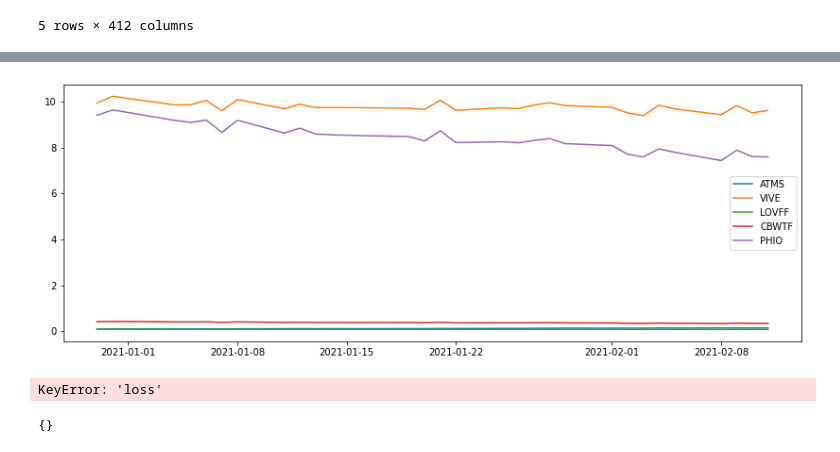
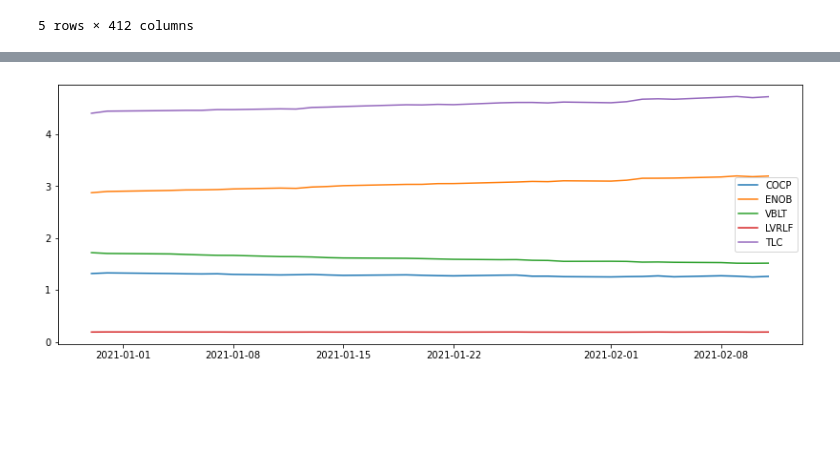
Before and after one commit to jmacdonald2010/stock-prediction, a Jupyter notebook: mlTests05.ipynb, the cells around one changed output, grey strips where cells are left out. Saved outputs shown, nothing was run; the diff lists cells and outputs as text; code cells hidden in the pictures; blank space fills up the shorter version.

Commit message:
predictions are working now, cleaned up notebook

```diff
--- a/mlTests05.ipynb
+++ b/mlTests05.ipynb
@@ -424,6 +112,9 @@ data_size = len(close_df)
 
 # using a 90/10 train/test split
 training_data = close_df[:(int(data_size * .7))]
+# this below might help me not run into issues reshaping data for predictions
+while (len(training_data) % model_settings['n_steps_in']) != 0:
+    training_data = training_data.iloc[1:]
 test_data = close_df[(int(data_size * .7)):]
 # %%
 # define model
@@ -464,10 +155,13 @@ Epoch 2/2
 # %%
-# predict a symbol:
-symbol = "ABIO"
+# shape of the single sample of input data when making the prediction must be 1 sample, the # of input steps, and the single feature.
+symbol = "CTXR"
 x_input = training_data[symbol].to_frame()
 x_input = scaler_dict[symbol].fit_transform(x_input.values)
-x_input = x_input.reshape((x_input.shape[0], x_input.shape[1], 1))
-# x_input = x_input.reshape((1, model_settings['n_steps_in'], 1))
+x_input = x_input[-model_settings['n_steps_in']:]
+# next line, b/c the data they feed there's before reshaping is 1D
+x_input = x_input.reshape((-1))
+x_input = x_input.reshape((1, model_settings['n_steps_in'], 1))
 yhat = model.predict(x_input)
+yhat = scaler_dict[symbol].inverse_transform(yhat)
 print(yhat)
 # %% [output]
@@ -481,12 +173,6 @@ print(yhat)
-# %%
-# convert the prediction back into actual numbers
-# reshape, then inverse transform
-# yhat = yhat.reshape((-1, 1))    # hopefully this works
-yhat = scaler_dict[symbol].inverse_transform(yhat)
-# yhat = yhat.reshape((-1))
-yhat = yhat[1]
 # %%
 # prep a dataframe to make all of the data compatible
+yhat = yhat.reshape((-1))
 predicted = pd.DataFrame(yhat, columns=[symbol])
 test_data = test_data.reset_index()
 '''while len(predicted) > len(test_data):
@@ -589,49 +276,33 @@ AKBA MSE:  8.867138176417333
 # %%
 import random
 
 for i in range(5):
     rand = random.randrange(0, len(close_df.columns))
     symbol = training_data.columns[rand]
 
-    # predict
     x_input = training_data[symbol].to_frame()
     x_input = scaler_dict[symbol].fit_transform(x_input.values)
-    x_input = x_input.reshape((x_input.shape[0], x_input.shape[1], 1))
-    # x_input = x_input.reshape((1, model_settings['n_steps_in'], 1))
+    x_input = x_input[-model_settings['n_steps_in']:]
+    # next line, b/c the data they feed there's before reshaping is 1D
+    x_input = x_input.reshape((-1))
+    x_input = x_input.reshape((1, model_settings['n_steps_in'], 1))
     yhat = model.predict(x_input)
-    # print(yhat)
-
-    # scale
     yhat = scaler_dict[symbol].inverse_transform(yhat)
-    # yhat = yhat.reshape((-1))
-    yhat = yhat[1]
+    yhat = yhat.reshape((-1))
 
     if i == 0:
     # deal w/ index
         predicted = pd.DataFrame(yhat, columns=[symbol])
         test_data = test_data.reset_index()
         predicted['price_datetime'] = test_data['price_datetime'].iloc[:30]
         test_data = test_data.set_index('price_datetime')
         predicted = predicted.set_index('price_datetime')
     else:
         predicted[symbol] = yhat
     if i == 4:
         plt.figure(figsize=(14,5))
         for symbol in predicted.columns:
             plt.plot(predicted[symbol], label=symbol)
         plt.legend()
 # %% [output]
-[figure, old version]
+[figure, new version]
-# %%
-# eval loss, plotted
-# need to do some additional  work here
-plt.figure(figsize=(14,5))
-plt.plot(model.history.history['loss'], label='train')
-plt.plot(model.history['val_loss'], label='test')
-plt.legend()
-# %% [output]
-KeyError: 'loss'
-# %%
-model.history.history
-# %% [output]
-{}
```
Also changed, not shown: parts of 23 cells of this notebook, 2 other files.
